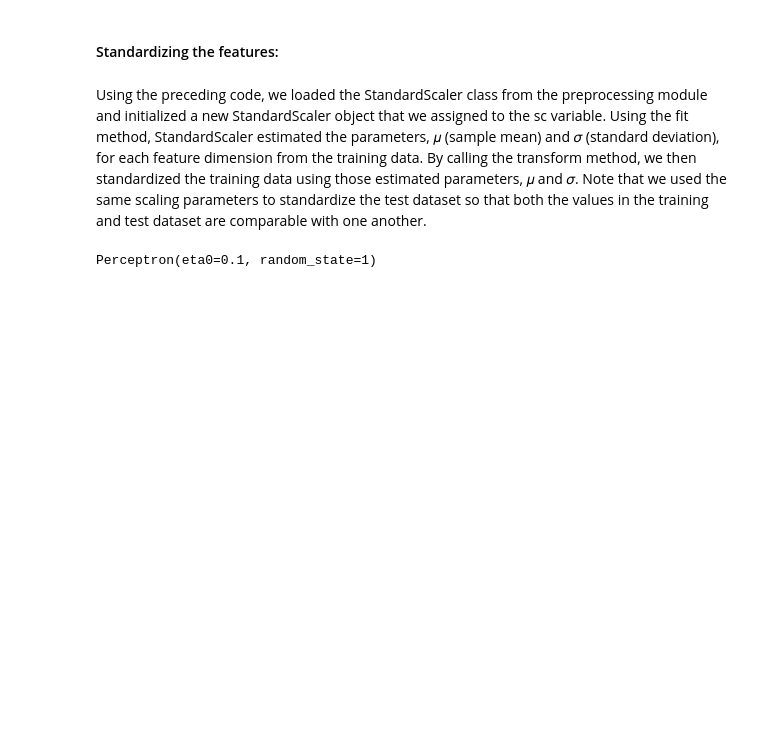
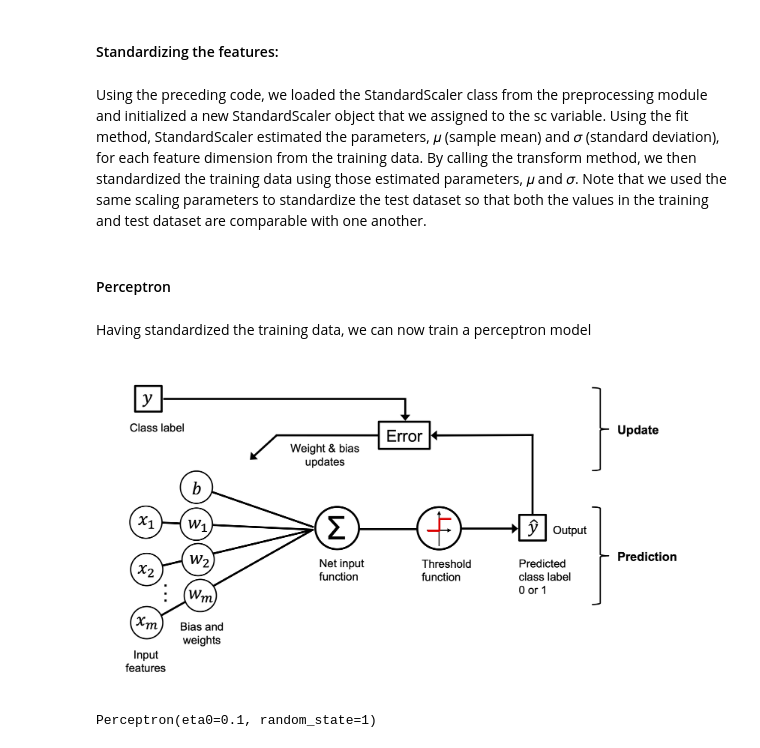
Before and after one commit to asndiallo/MedAI-MultiDataset-Study, a Jupyter notebook: notebooks/heart-disease.ipynb, the cells around one changed output. Cells and saved outputs as stored; diff of their text form; code cells hidden in the pictures; blank space fills up the shorter version.

```diff
--- a/notebooks/heart-disease.ipynb
+++ b/notebooks/heart-disease.ipynb
@@ -198,6 +199,14 @@ X_train_std = sc.transform(X_train)
 X_test_std = sc.transform(X_test)
 # %% [markdown]
 Using the preceding code, we loaded the StandardScaler class from the preprocessing module and initialized a new StandardScaler object that we assigned to the sc variable. Using the fit method, StandardScaler estimated the parameters, 𝜇 (sample mean) and 𝜎 (standard deviation), for each feature dimension from the training data. By calling the transform method, we then standardized the training data using those estimated parameters, 𝜇 and 𝜎. Note that we used the same scaling parameters to standardize the test dataset so that both the values in the training and test dataset are comparable with one another.
+# %% [markdown]
+#### Perceptron
+# %% [markdown]
+Having standardized the training data, we can now train a perceptron model
+# %%
+Image(filename="../assets/images/perceptron.png", width=600)
+# %% [output]
+[figure, added]
 # %%
 ppn = Perceptron(eta0=0.1, random_state=1)
 ppn.fit(X_train_std, y_train)
```
Also changed, not shown: parts of 13 cells of this notebook.
